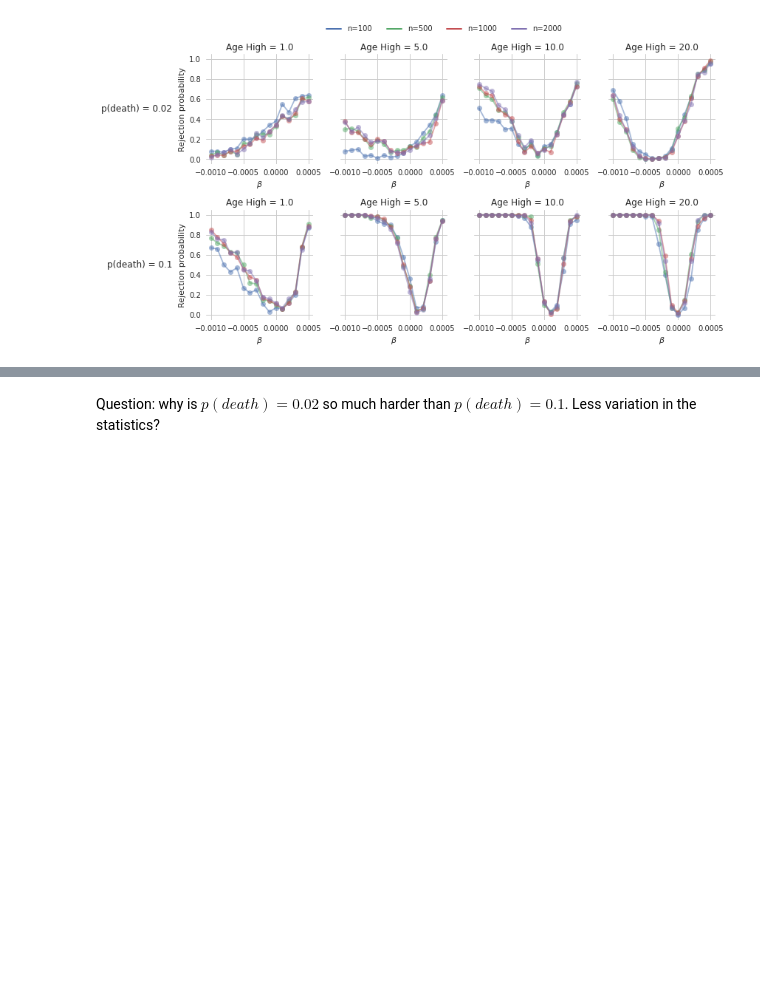
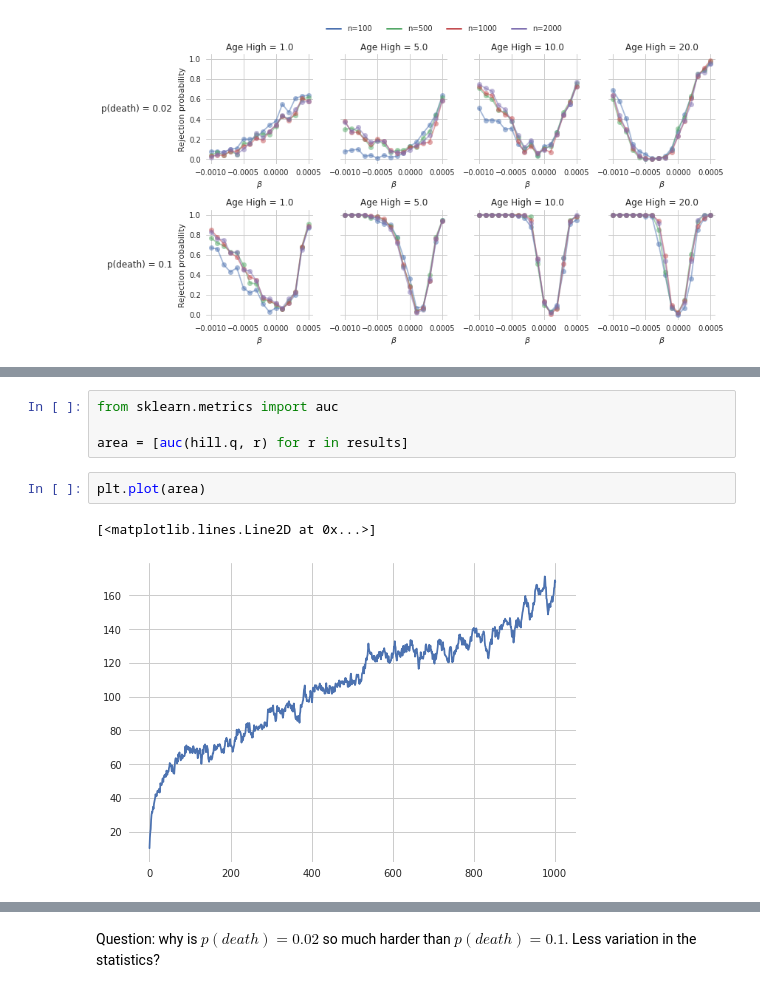
Before and after one commit to annenna4/Interplay-between-age-structure-and-cultural-transmission, a Jupyter notebook: notebooks/scenario-analysis.ipynb, the cells around one changed output, grey strips where cells are left out. Drawn from its saved outputs; the diff is of its cells as text; blank space fills up the shorter version.

```diff
--- a/notebooks/scenario-analysis.ipynb
+++ b/notebooks/scenario-analysis.ipynb
@@ -438,0 +479,9 @@ plt.savefig("../plots/scenario3-rejection.png",
+# %%
+from sklearn.metrics import auc
+
+area = [auc(hill.q, r) for r in results]
+# %%
+plt.plot(area)
+# %% [output]
+[<matplotlib.lines.Line2D at 0x...>]
+[figure, added]
```
Also changed, not shown: parts of 42 cells of this notebook, 4 other files.
